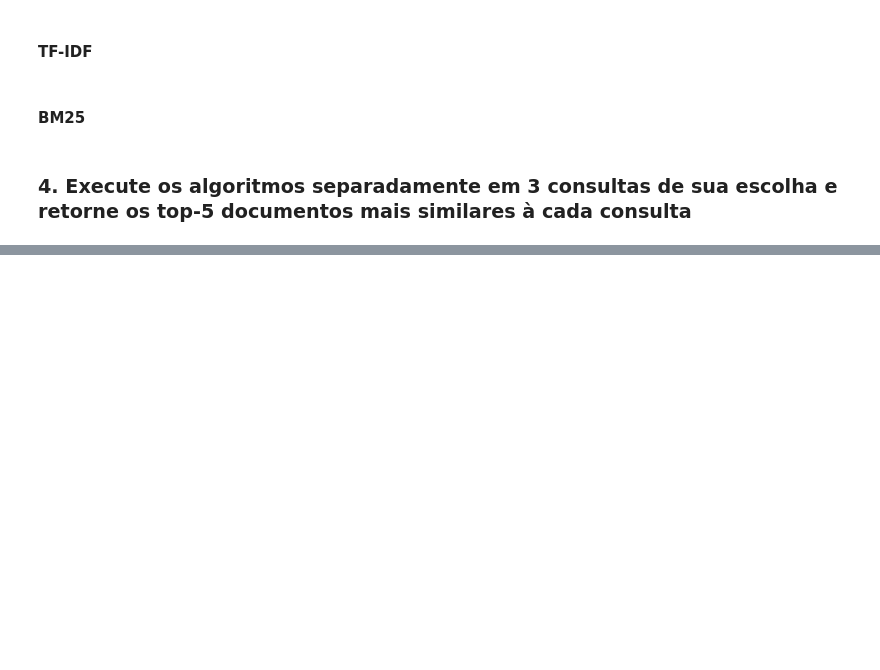
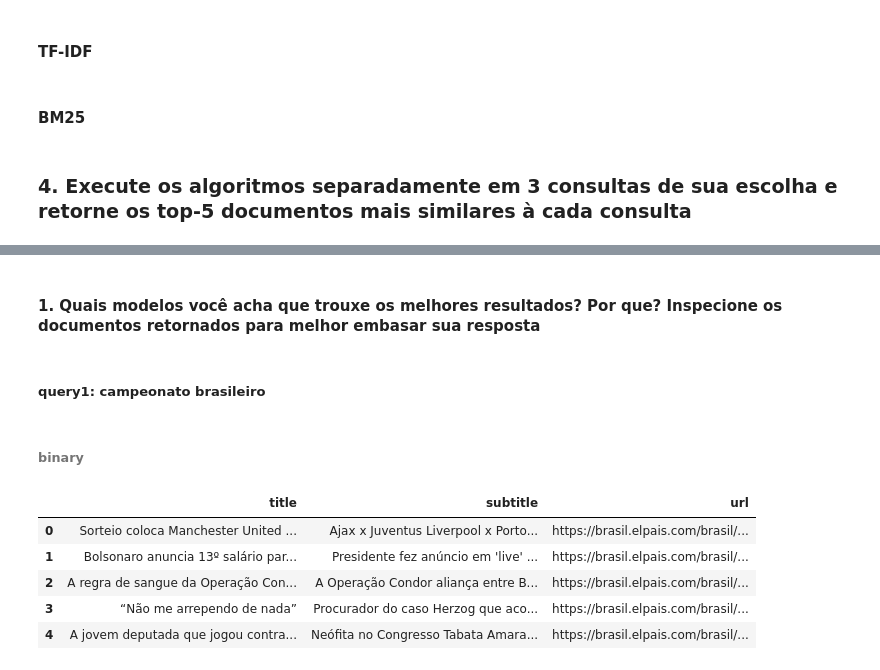
Before and after one commit to viniagostini/information_retrieval, a Jupyter notebook: lab6/lab6.ipynb, the cells around one changed output, grey strips where cells are left out. Drawn from its saved outputs; the diff is of its cells as text; code cells hidden in the pictures; blank space fills up the shorter version.

```diff
--- a/lab6/lab6.ipynb
+++ b/lab6/lab6.ipynb
@@ -185,0 +188,43 @@ query_df
+# %% [markdown]
+#### 1. Quais modelos você acha que trouxe os melhores resultados? Por que? Inspecione os documentos retornados para melhor embasar sua resposta
+# %%
+pd.options.display.max_colwidth = 500
+def print_docs(docs):
+    results_title = []
+    results_subtitle = []
+    results_url = []
+    for doc in docs:
+        doc_index = doc-1
+        results_title.append(data.title[doc_index])
+        results_subtitle.append(data.subtitle[doc_index])
+        results_url.append(data.url[doc_index])
+    df_query_0 = pd.DataFrame()
+    df_query_0["title"] = list(results_title)
+    df_query_0["subtitle"] = list(results_subtitle)
+    df_query_0["url"] = list(results_url)
+    display(df_query_0)
+    print("\n")
+# %% [markdown]
+##### query1: campeonato brasileiro
+# %%
+binary_docs1 = []
+tf_docs1 = []
+tfidf_docs1 = []
+bm25_docs1 = []
+
+for i in range(5):
+    binary_docs1.append(top5_binary[0][i][1])
+    tf_docs1.append(top5_tf[0][i][1])
+    tfidf_docs1.append(top5_tfidf[0][i][1])
+    bm25_docs1.append(top5_bm25[0][i][1])
+# %% [markdown]
+###### binary
+# %%
+print_docs(binary_docs1)
+# %% [output]
+|  | title | subtitle | url |
+| 0 | Sorteio coloca Manchester United ... | Ajax x Juventus Liverpool x Porto... | https://brasil.elpais.com/brasil/... |
+| 1 | Bolsonaro anuncia 13º salário par... | Presidente fez anúncio em 'live' ... | https://brasil.elpais.com/brasil/... |
+| 2 | A regra de sangue da Operação Con... | A Operação Condor aliança entre B... | https://brasil.elpais.com/brasil/... |
+| 3 | “Não me arrependo de nada” | Procurador do caso Herzog que aco... | https://brasil.elpais.com/brasil/... |
+| 4 | A jovem deputada que jogou contra... | Neófita no Congresso Tabata Amara... | https://brasil.elpais.com/brasil/... |
```
Also changed, not shown: parts of 32 cells of this notebook.
